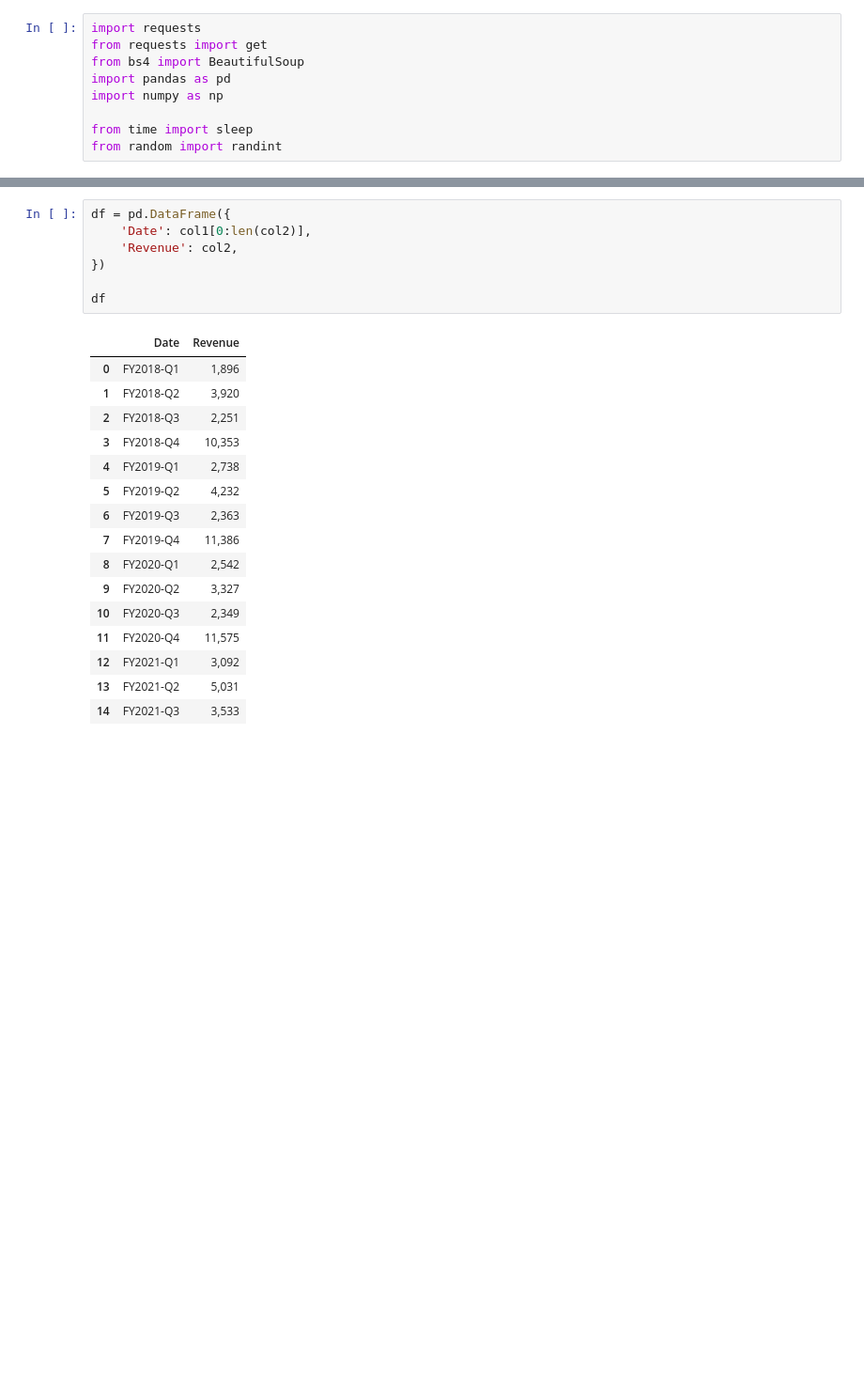
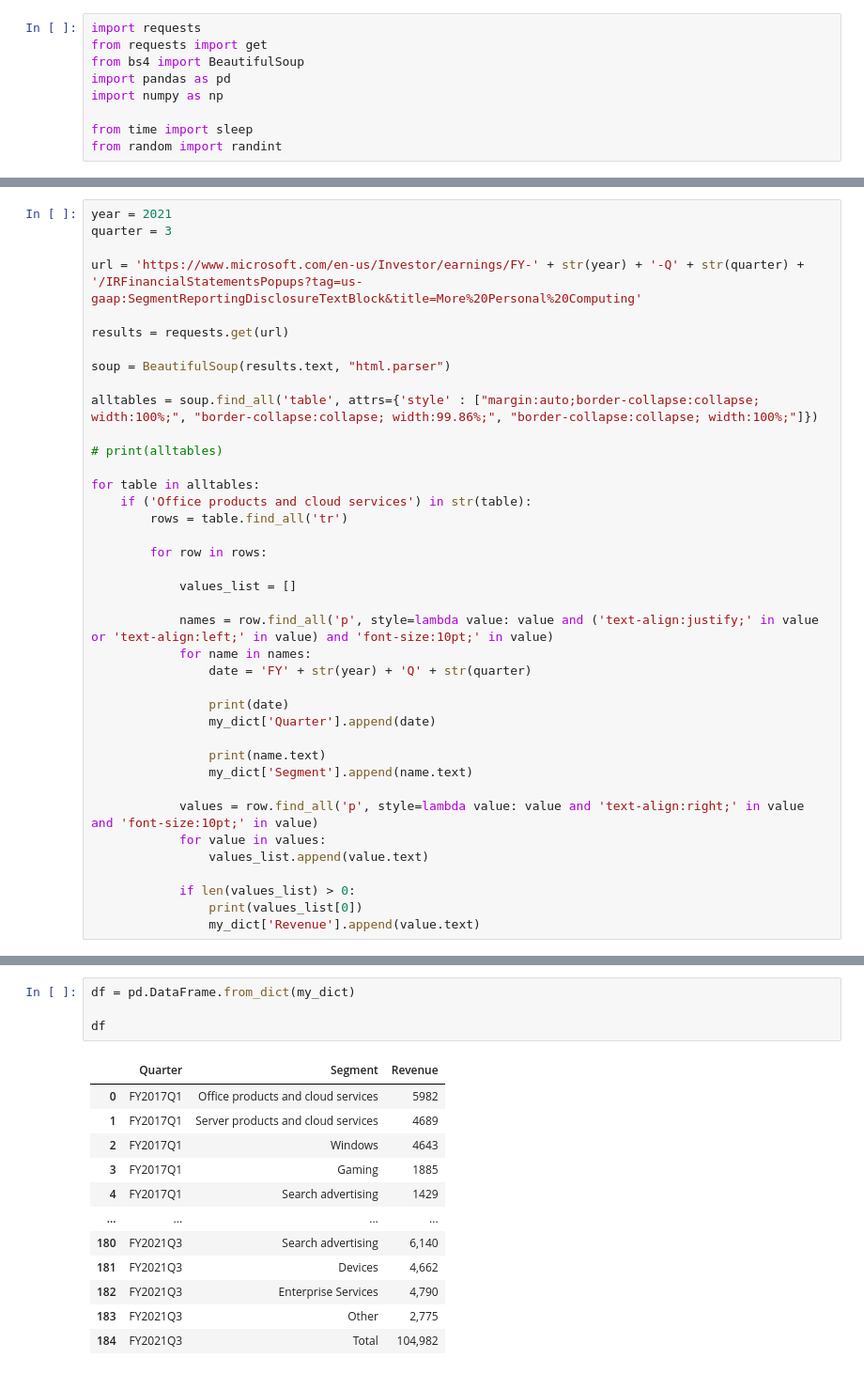
Before and after one commit to emilyfu1/NEAD, a Jupyter notebook: microsoftpopuptest.ipynb, the cells around one changed output, grey strips where cells are left out. Shown: that part at 94% size. Saved outputs shown, nothing was run; the diff lists cells and outputs as text; blank space fills up the shorter version.

```diff
--- a/microsoftpopuptest.ipynb
+++ b/microsoftpopuptest.ipynb
@@ -78,0 +39,39 @@ len(col2)
+# %%
+year = 2021
+quarter = 3
+
+url = 'https://www.microsoft.com/en-us/Investor/earnings/FY-' + str(year) + '-Q' + str(quarter) + '/IRFinancialStatementsPopups?tag=us-gaap:SegmentReportingDisclosureTextBlock&title=More%20Personal%20Computing'
+
+results = requests.get(url)
+
+soup = BeautifulSoup(results.text, "html.parser")
+
+alltables = soup.find_all('table', attrs={'style' : ["margin:auto;border-collapse:collapse; width:100%;", "border-collapse:collapse; width:99.86%;", "border-collapse:collapse; width:100%;"]})
+
+# print(alltables)
+
+for table in alltables:
+    if ('Office products and cloud services') in str(table):
+        rows = table.find_all('tr')
+
+        for row in rows:
+
+            values_list = []
+
+            names = row.find_all('p', style=lambda value: value and ('text-align:justify;' in value or 'text-align:left;' in value) and 'font-size:10pt;' in value)
+            for name in names:
+                date = 'FY' + str(year) + 'Q' + str(quarter)
+
+                print(date)
+                my_dict['Quarter'].append(date)
+
+                print(name.text)
+                my_dict['Segment'].append(name.text)
+
+            values = row.find_all('p', style=lambda value: value and 'text-align:right;' in value and 'font-size:10pt;' in value)
+            for value in values:
+                values_list.append(value.text)
+
+            if len(values_list) > 0:
+                print(values_list[0])
+                my_dict['Revenue'].append(value.text)
@@ -79,24 +163,17 @@ len(col2)
 # %%
-df = pd.DataFrame({
-    'Date': col1[0:len(col2)],
-    'Revenue': col2,
-})
+df = pd.DataFrame.from_dict(my_dict)
 
 df
 # %% [output]
-|  | Date | Revenue |
-| 0 | FY2018-Q1 | 1,896 |
-| 1 | FY2018-Q2 | 3,920 |
-| 2 | FY2018-Q3 | 2,251 |
-| 3 | FY2018-Q4 | 10,353 |
-| 4 | FY2019-Q1 | 2,738 |
-| 5 | FY2019-Q2 | 4,232 |
-| 6 | FY2019-Q3 | 2,363 |
-| 7 | FY2019-Q4 | 11,386 |
-| 8 | FY2020-Q1 | 2,542 |
-| 9 | FY2020-Q2 | 3,327 |
-| 10 | FY2020-Q3 | 2,349 |
-| 11 | FY2020-Q4 | 11,575 |
-| 12 | FY2021-Q1 | 3,092 |
-| 13 | FY2021-Q2 | 5,031 |
-| 14 | FY2021-Q3 | 3,533 |
+|  | Quarter | Segment | Revenue |
+| 0 | FY2017Q1 | Office products and cloud services | 5982 |
+| 1 | FY2017Q1 | Server products and cloud services | 4689 |
+| 2 | FY2017Q1 | Windows | 4643 |
+| 3 | FY2017Q1 | Gaming | 1885 |
+| 4 | FY2017Q1 | Search advertising | 1429 |
+| ... | ... | ... | ... |
+| 180 | FY2021Q3 | Search advertising | 6,140 |
+| 181 | FY2021Q3 | Devices | 4,662 |
+| 182 | FY2021Q3 | Enterprise Services | 4,790 |
+| 183 | FY2021Q3 | Other | 2,775 |
+| 184 | FY2021Q3 | Total | 104,982 |
```
Also changed, not shown: parts of 10 cells of this notebook.
